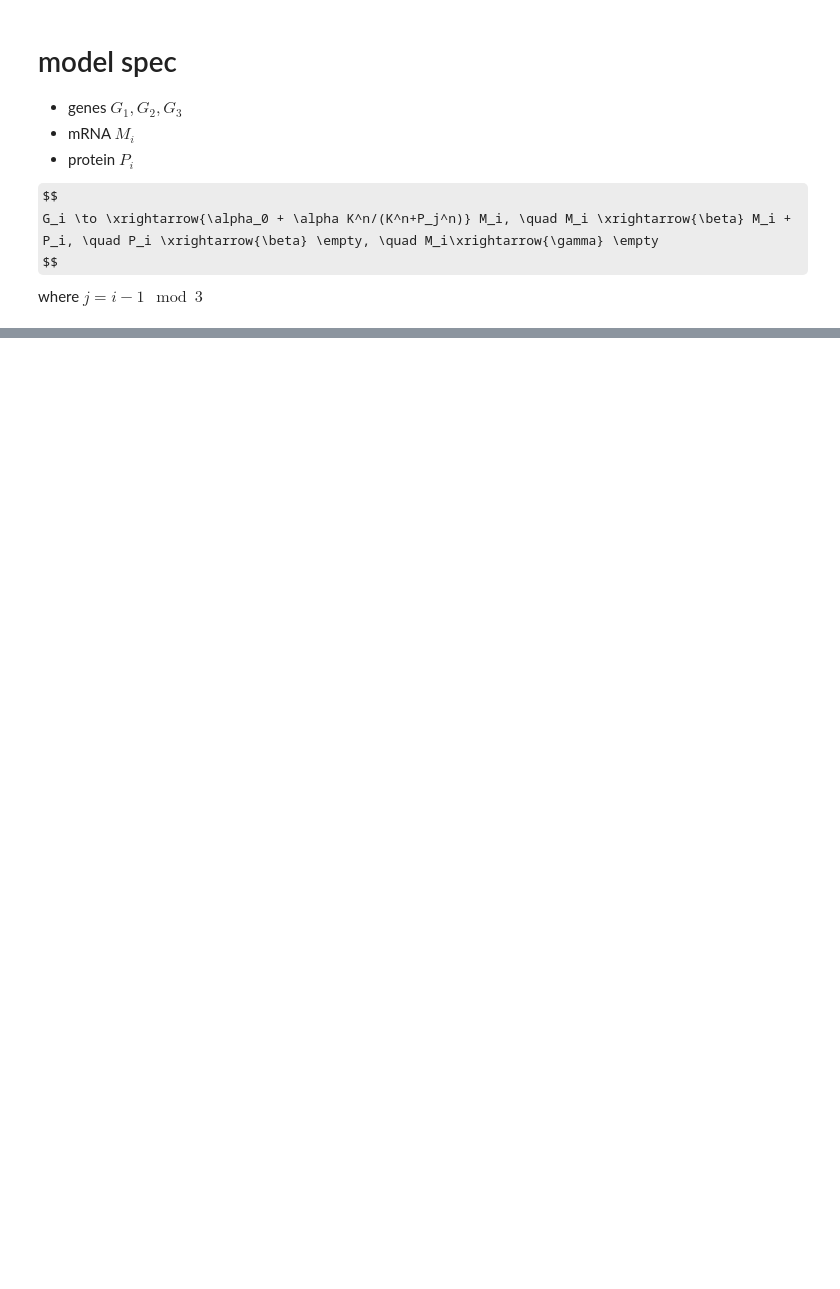
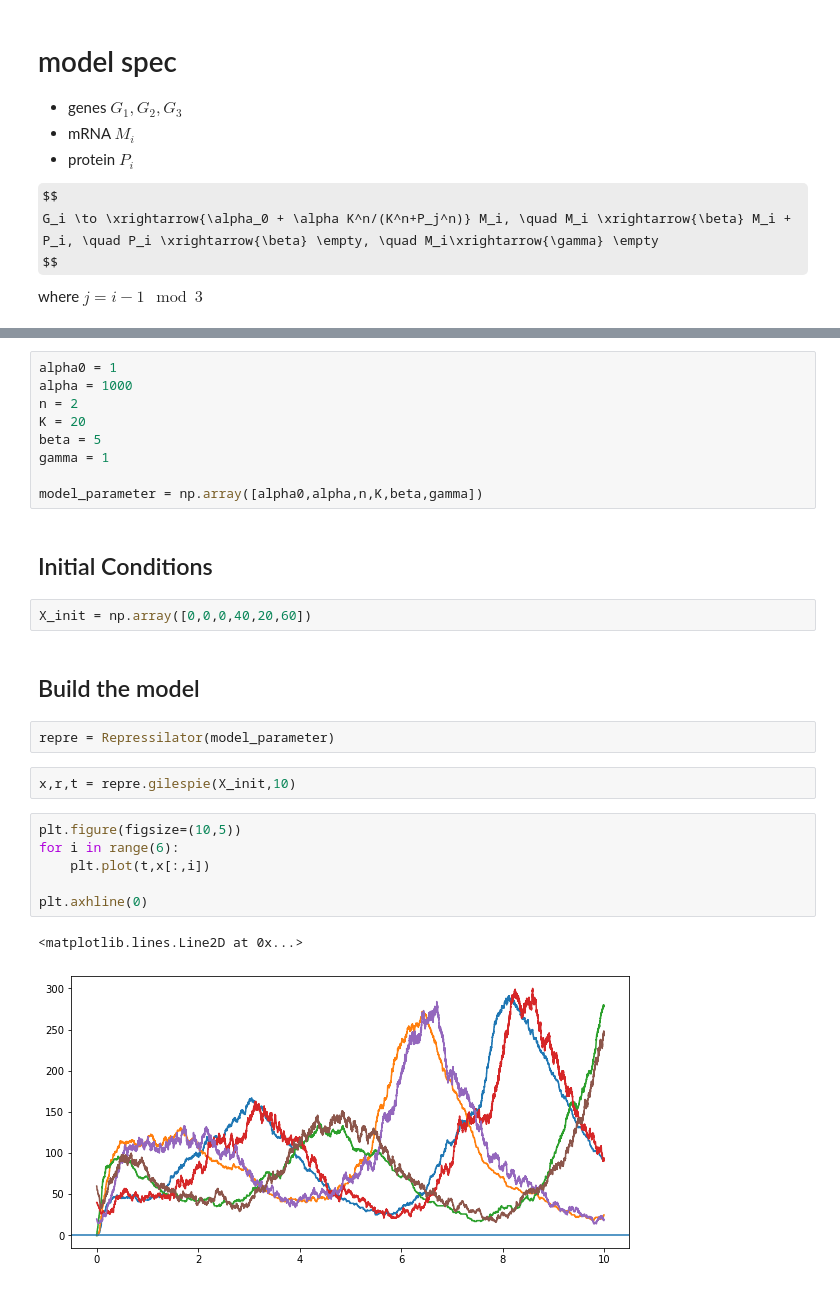
Before and after one commit to WangHaiYang874/ABC22, a Jupyter notebook: repressilator.ipynb, the cells around one changed output, grey strips where cells are left out. Cells and saved outputs as stored; diff of their text form; some formulas as TeX source; blank space fills up the shorter version.

```diff
--- a/repressilator.ipynb
+++ b/repressilator.ipynb
@@ -73,0 +21,28 @@ SyntaxError: invalid syntax (1184300388.py, line 19)
+# %%
+alpha0 = 1
+alpha = 1000
+n = 2
+K = 20
+beta = 5
+gamma = 1
+
+model_parameter = np.array([alpha0,alpha,n,K,beta,gamma])
+# %% [markdown]
+## Initial Conditions
+# %%
+X_init = np.array([0,0,0,40,20,60])
+# %% [markdown]
+## Build the model
+# %%
+repre = Repressilator(model_parameter)
+# %%
+x,r,t = repre.gilespie(X_init,10)
+# %%
+plt.figure(figsize=(10,5))
+for i in range(6):
+    plt.plot(t,x[:,i])
+
+plt.axhline(0)
+# %% [output]
+<matplotlib.lines.Line2D at 0x...>
+[figure, added]
```
Also changed, not shown: parts of 8 cells of this notebook.
